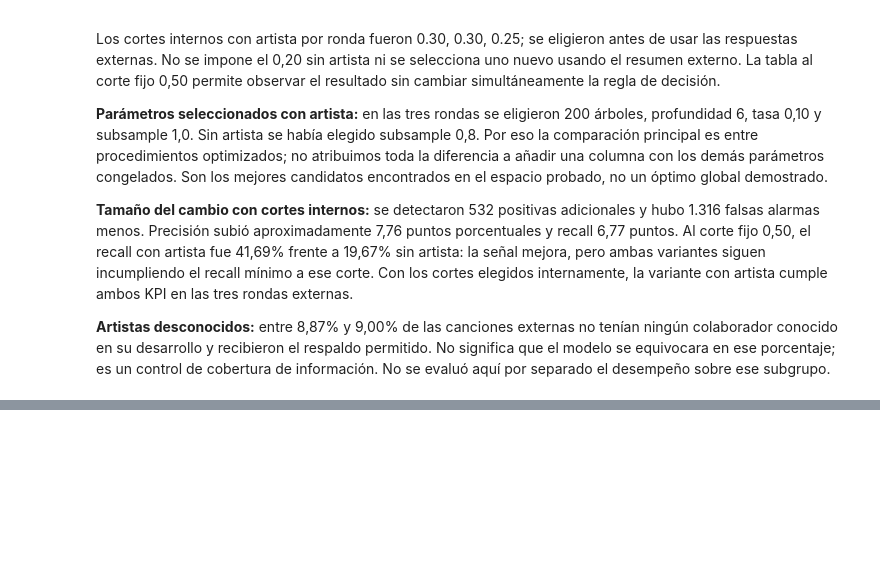
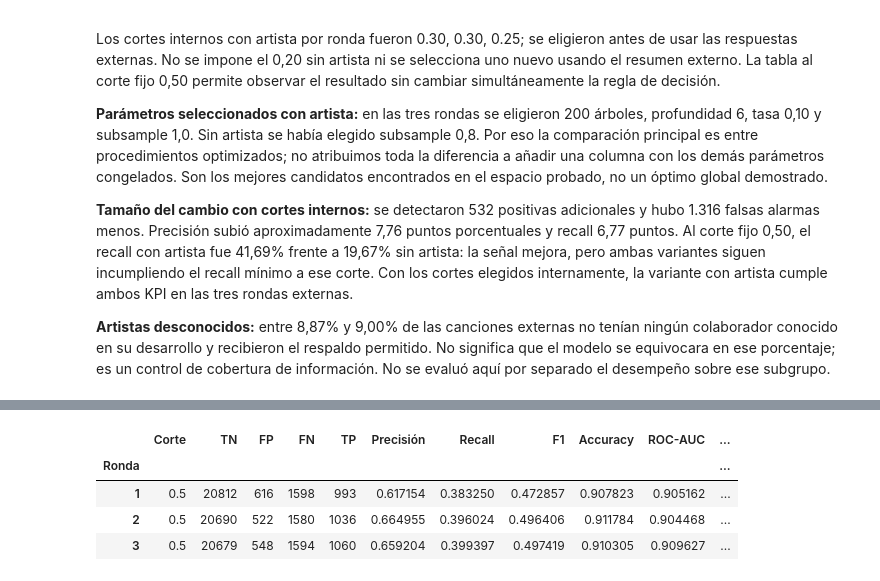
Before and after one commit to sparklyeonn/machine-learning, a Jupyter notebook: Spotify_Unidad_3.ipynb, the cells around one changed output, grey strips where cells are left out. Cells and saved outputs as stored; diff of their text form; code cells hidden in the pictures; blank space fills up the shorter version.

```diff
--- a/Spotify_Unidad_3.ipynb
+++ b/Spotify_Unidad_3.ipynb
@@ -2090,0 +2455,80 @@ Los cortes internos con artista por ronda fueron 0.30, 0.30, 0.25; se eligieron
+# %%
+probabilidades_lgb_inicial_artista_u3 = pd.Series(np.nan, index=y_train_u3.index, dtype="float64", name="probabilidad_lgb_inicial")
+predicciones_lgb_inicial_artista_u3 = pd.Series(pd.NA, index=y_train_u3.index, dtype="Int64", name="prediccion_lgb_inicial")
+visitas_lgb_inicial_u3 = pd.Series(0, index=y_train_u3.index, dtype="int64")
+filas_lgb_inicial_u3 = []
+filas_controles_lgb_u3 = []
+
+for ronda, (pos_ajuste, pos_validacion) in enumerate(particiones_externas_u3, start=1):
+    X_ajuste = X_train_con_artista_u3.iloc[pos_ajuste]
+    X_validacion = X_train_con_artista_u3.iloc[pos_validacion]
+    y_ajuste = y_train_u3.iloc[pos_ajuste]
+    y_validacion = y_train_u3.iloc[pos_validacion]
+    if not X_ajuste.index.equals(y_ajuste.index) or not X_validacion.index.equals(y_validacion.index):
+        raise ValueError("Entradas y respuestas no están alineadas.")
+    claves_ajuste = set(claves_train_u3.iloc[pos_ajuste])
+    claves_validacion = set(claves_train_u3.iloc[pos_validacion])
+    if claves_ajuste.intersection(claves_validacion) or len(X_ajuste.index.intersection(X_validacion.index)):
+        raise ValueError("Hay IDs o versiones compartidos.")
+    if len(X_ajuste.index.union(X_validacion.index)) != len(y_train_u3) or len(X_ajuste.index.union(X_validacion.index).intersection(ids_test_u2)):
+        raise ValueError("La cobertura no es entrenamiento completo o incluye test.")
+    if set(y_ajuste.unique()) != {0, 1} or set(y_validacion.unique()) != {0, 1}:
+        raise ValueError("Falta una clase en una partición.")
+    if X_ajuste[variables_numericas_u3].isna().all().any():
+        raise ValueError("Hay una variable numérica completamente ausente en ajuste.")
+    flujo_lgb_ronda = clone(flujo_lgb_inicial_artista_u3)
+    inicio = perf_counter()
+    flujo_lgb_ronda.fit(X_ajuste, y_ajuste)
+    segundos_fit = perf_counter() - inicio
+    codificador_lgb = flujo_lgb_ronda.named_steps["artista"]
+    preparador_lgb = flujo_lgb_ronda.named_steps["preparacion"]
+    clasificador_lgb = flujo_lgb_ronda.named_steps["modelo"]
+    if not codificador_lgb.ids_ajuste_.equals(X_ajuste.index) or codificador_lgb.cobertura_cruzada_ != len(X_ajuste):
+        raise ValueError("La codificación no corresponde exactamente al ajuste permitido.")
+    if codificador_lgb.claves_ajuste_.intersection(claves_validacion) or not np.isclose(codificador_lgb.respaldo_, y_ajuste.mean()):
+        raise ValueError("El mapa o el respaldo de artista no respetan la separación.")
+    medianas_audio = preparador_lgb.named_transformers_["numericas"].statistics_[:len(variables_numericas_u3)]
+    if not np.allclose(medianas_audio, X_ajuste[variables_numericas_u3].median().to_numpy(dtype=float)):
+        raise ValueError("Las medianas no proceden del ajuste permitido.")
+    entradas_validacion = preparador_lgb.transform(codificador_lgb.transform(X_validacion))
+    if not entradas_validacion.index.equals(X_validacion.index) or not np.isfinite(entradas_validacion.to_numpy(dtype=float)).all():
+        raise ValueError("Entradas de validación desalineadas o no finitas.")
+    if clasificador_lgb.booster_.feature_name() != list(entradas_validacion.columns):
+        raise ValueError("Nombres u orden de características incompatibles.")
+    if not 0 < clasificador_lgb.n_estimators_ <= modelo_lgb_inicial_u3.n_estimators:
+        raise ValueError("Cantidad de etapas entrenadas inesperada.")
+    columna_positiva = int(np.flatnonzero(clasificador_lgb.classes_ == 1)[0])
+    proba = flujo_lgb_ronda.predict_proba(X_validacion)[:, columna_positiva]
+    if not np.isfinite(proba).all() or not ((proba >= 0) & (proba <= 1)).all():
+        raise ValueError("Las puntuaciones no son válidas.")
+    decisiones = (proba >= UMBRAL_LGB_INICIAL_U3).astype("int8")
+    probabilidades_lgb_inicial_artista_u3.loc[y_validacion.index] = proba
+    predicciones_lgb_inicial_artista_u3.loc[y_validacion.index] = decisiones
+    visitas_lgb_inicial_u3.loc[y_validacion.index] += 1
+    nombres_consulta = codificador_lgb._artistas(X_validacion)
+    sin_conocidos = nombres_consulta.map(lambda nombres: all(nombre not in codificador_lgb.mapa_ for nombre in nombres))
+    valores_consulta = codificador_lgb.transform(X_validacion)["artista_clase_1"]
+    if sin_conocidos.any() and not np.allclose(valores_consulta.loc[sin_conocidos], codificador_lgb.respaldo_):
+        raise ValueError("Los artistas desconocidos no recibieron el respaldo permitido.")
+    filas_lgb_inicial_u3.append({"Ronda": ronda, "Corte": UMBRAL_LGB_INICIAL_U3,
+        **metricas_binarias_u3(y_validacion, proba, UMBRAL_LGB_INICIAL_U3), "Segundos fit": segundos_fit})
+    filas_controles_lgb_u3.append({
+        "Ronda": ronda, "IDs ajuste": len(X_ajuste), "IDs validación": len(X_validacion),
+        "IDs codificados con exclusión": codificador_lgb.cobertura_cruzada_,
+        "Claves compartidas": 0, "IDs test": 0,
+        "Columnas": clasificador_lgb.n_features_in_, "Etapas reales": clasificador_lgb.n_estimators_,
+        "% sin artistas conocidos": sin_conocidos.mean() * 100,
+        "Respaldo permitido": codificador_lgb.respaldo_,
+        "Medianas verificadas": True, "Nombres y valores verificados": True,
+    })
+    print(f"Ronda {ronda} completada: {len(X_ajuste):,} para ajustar; {len(X_validacion):,} para validar; {clasificador_lgb.n_estimators_} etapas; {segundos_fit:.2f}s de fit.", flush=True)
+    del flujo_lgb_ronda, codificador_lgb, preparador_lgb, clasificador_lgb, entradas_validacion
+
+if not visitas_lgb_inicial_u3.eq(1).all() or probabilidades_lgb_inicial_artista_u3.isna().any() or predicciones_lgb_inicial_artista_u3.isna().any():
+    raise ValueError("Faltan predicciones OOF o hay repeticiones.")
+resultados_rondas_lgb_inicial_u3 = pd.DataFrame(filas_lgb_inicial_u3).set_index("Ronda")
+controles_lgb_inicial_u3 = pd.DataFrame(filas_controles_lgb_u3).set_index("Ronda")
+display(controles_lgb_inicial_u3.round(4))
+display(resultados_rondas_lgb_inicial_u3.round(6))
+print(f"Cobertura OOF: {visitas_lgb_inicial_u3.eq(1).sum():,} IDs evaluados exactamente una vez.")
+# %% [output]
@@ -2090,0 +2543,5 @@ Los cortes internos con artista por ronda fueron 0.30, 0.30, 0.25; se eligieron
+|  | Corte | TN | FP | FN | TP | Precisión | Recall | F1 | Accuracy | ROC-AUC | ... |
+| Ronda |  |  |  |  |  |  |  |  |  |  | ... |
+| 1 | 0.5 | 20812 | 616 | 1598 | 993 | 0.617154 | 0.383250 | 0.472857 | 0.907823 | 0.905162 | ... |
+| 2 | 0.5 | 20690 | 522 | 1580 | 1036 | 0.664955 | 0.396024 | 0.496406 | 0.911784 | 0.904468 | ... |
+| 3 | 0.5 | 20679 | 548 | 1594 | 1060 | 0.659204 | 0.399397 | 0.497419 | 0.910305 | 0.909627 | ... |
```
Also changed, not shown: parts of 30 cells of this notebook.
